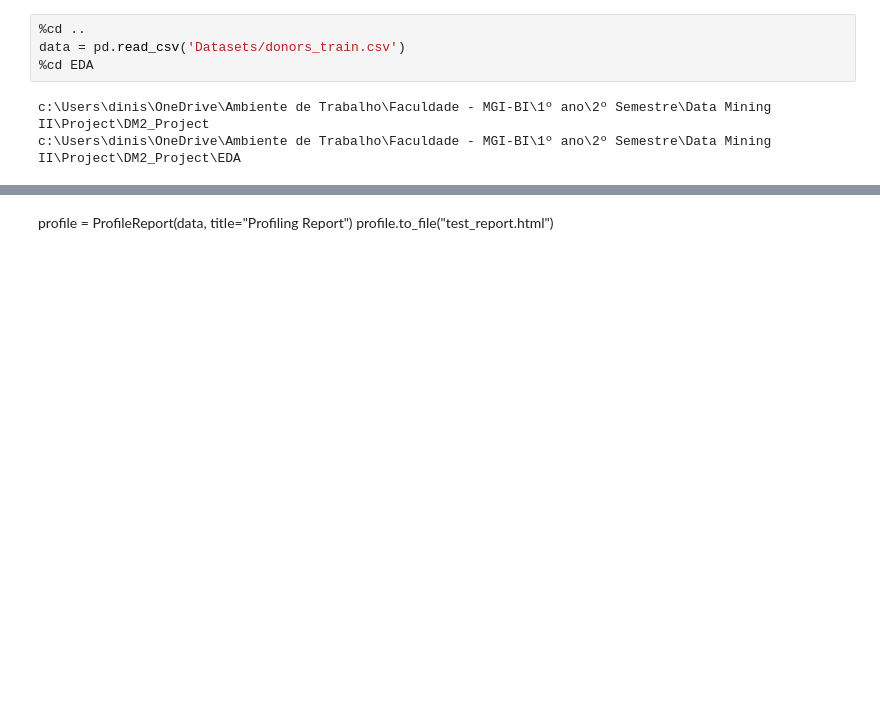
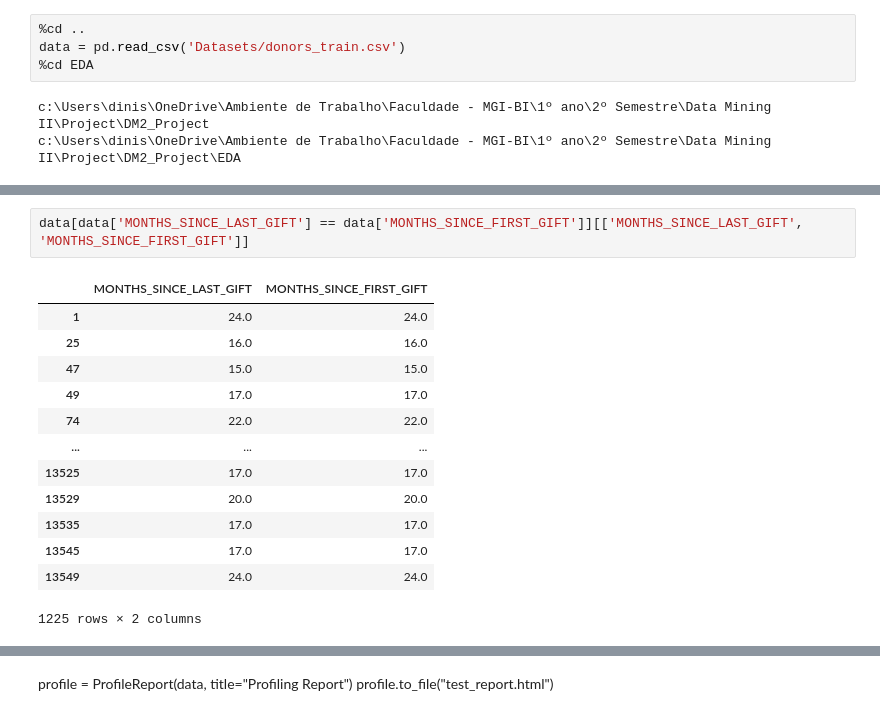
Before and after one commit to Dinis239/DM2_Project, a Jupyter notebook: EDA/test_dinis.ipynb, the cells around one changed output, grey strips where cells are left out. Drawn from its saved outputs; the diff is of its cells as text; blank space fills up the shorter version.

```diff
--- a/EDA/test_dinis.ipynb
+++ b/EDA/test_dinis.ipynb
@@ -20,0 +57,16 @@ c:\Users\dinis\OneDrive\Ambiente de Trabalho\Faculdade - MGI-BI\1º ano\2º Seme
+# %%
+data[data['MONTHS_SINCE_LAST_GIFT'] == data['MONTHS_SINCE_FIRST_GIFT']][['MONTHS_SINCE_LAST_GIFT', 'MONTHS_SINCE_FIRST_GIFT']]
+# %% [output]
+|  | MONTHS_SINCE_LAST_GIFT | MONTHS_SINCE_FIRST_GIFT |
+| 1 | 24.0 | 24.0 |
+| 25 | 16.0 | 16.0 |
+| 47 | 15.0 | 15.0 |
+| 49 | 17.0 | 17.0 |
+| 74 | 22.0 | 22.0 |
+| ... | ... | ... |
+| 13525 | 17.0 | 17.0 |
+| 13529 | 20.0 | 20.0 |
+| 13535 | 17.0 | 17.0 |
+| 13545 | 17.0 | 17.0 |
+| 13549 | 24.0 | 24.0 |
+1225 rows × 2 columns
```
Also changed, not shown: parts of 9 cells of this notebook, 39 other files.
